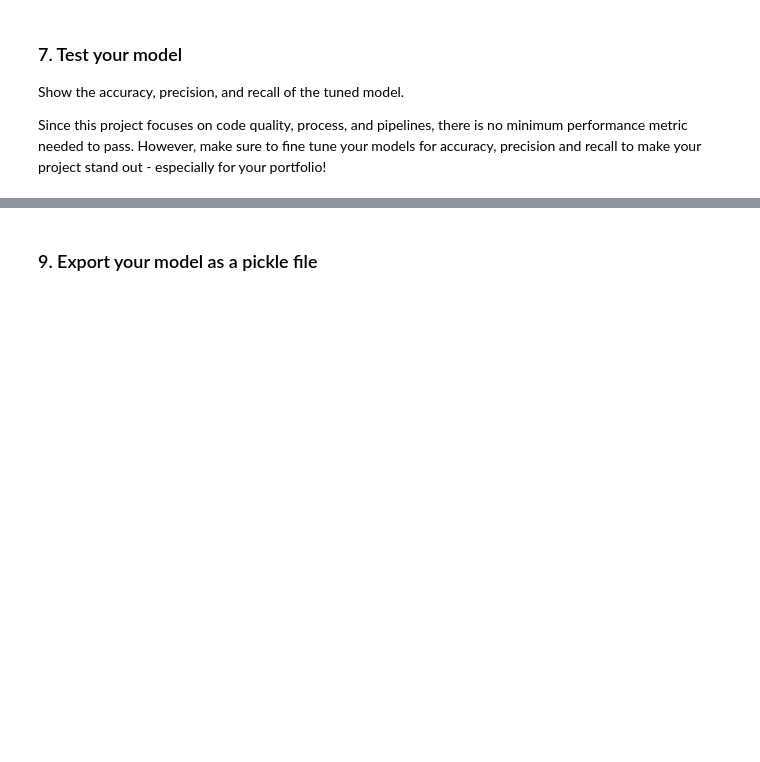
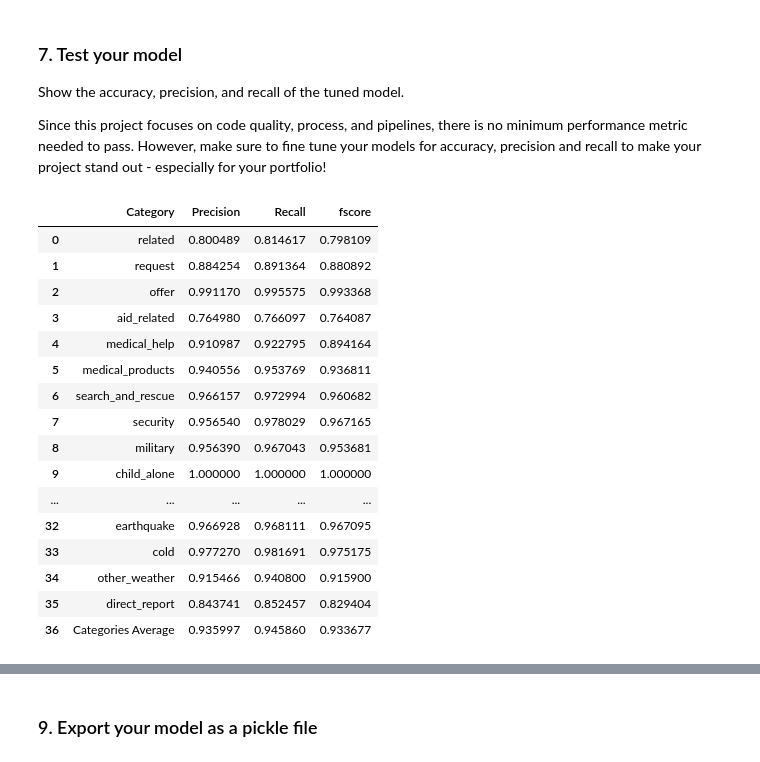
Before and after one commit to henzi23/Disaster_Response_Pipeline, a Jupyter notebook: Preparation/ML_Pipeline/ML Pipeline Preparation.ipynb, the cells around one changed output, grey strips where cells are left out. Saved outputs shown, nothing was run; the diff lists cells and outputs as text; code cells hidden in the pictures; blank space fills up the shorter version.

```diff
--- a/Preparation/ML_Pipeline/ML Pipeline Preparation.ipynb
+++ b/Preparation/ML_Pipeline/ML Pipeline Preparation.ipynb
@@ -152,9 +160,9 @@ pipeline.get_params()
  'clf__n_jobs': 1}
 # %%
 parameters = {
-    'vect__ngram_range' : ((1,1),(1,2)),
-    'clf__estimator__n_estimators': (10,25),
-    'clf__estimator__min_samples_leaf': (1,2)
+    'clf__estimator__min_samples_leaf' : (1,3),
+    'clf__estimator__n_estimators' :  (10,25),
+    'clf__estimator__min_samples_split': (2,3)
 }
 
 cv = GridSearchCV(pipeline,param_grid=parameters)
@@ -166,5 +188,23 @@ Show the accuracy, precision, and recall of the tuned model.
 
 Since this project focuses on code quality, process, and  pipelines, there is no minimum performance metric needed to pass. However, make sure to fine tune your models for accuracy, precision and recall to make your project stand out - especially for your portfolio!
 # %%
-y_pred_opt = cv.predict(X_test)
-print_scores(y_test,y_pred_opt,df.columns[4:])
+y_pred_cv = cv.predict(X_test)
+print_scores(y_test,y_pred_cv,df.columns[4:])
+# %% [output]
+|  | Category | Precision | Recall | fscore |
+| 0 | related | 0.800489 | 0.814617 | 0.798109 |
+| 1 | request | 0.884254 | 0.891364 | 0.880892 |
+| 2 | offer | 0.991170 | 0.995575 | 0.993368 |
+| 3 | aid_related | 0.764980 | 0.766097 | 0.764087 |
+| 4 | medical_help | 0.910987 | 0.922795 | 0.894164 |
+| 5 | medical_products | 0.940556 | 0.953769 | 0.936811 |
+| 6 | search_and_rescue | 0.966157 | 0.972994 | 0.960682 |
+| 7 | security | 0.956540 | 0.978029 | 0.967165 |
+| 8 | military | 0.956390 | 0.967043 | 0.953681 |
+| 9 | child_alone | 1.000000 | 1.000000 | 1.000000 |
+| ... | ... | ... | ... | ... |
+| 32 | earthquake | 0.966928 | 0.968111 | 0.967095 |
+| 33 | cold | 0.977270 | 0.981691 | 0.975175 |
+| 34 | other_weather | 0.915466 | 0.940800 | 0.915900 |
+| 35 | direct_report | 0.843741 | 0.852457 | 0.829404 |
+| 36 | Categories Average | 0.935997 | 0.945860 | 0.933677 |
```
Also changed, not shown: parts of 11 cells of this notebook.
